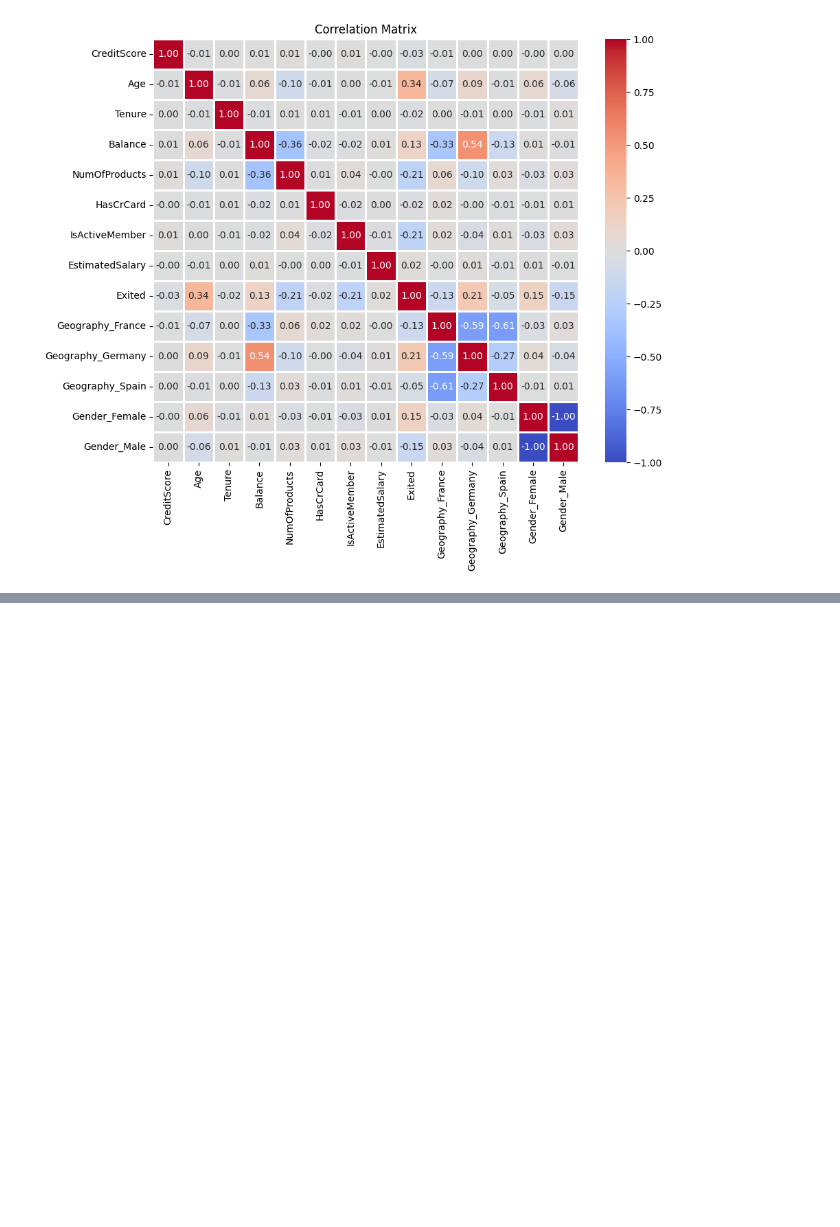
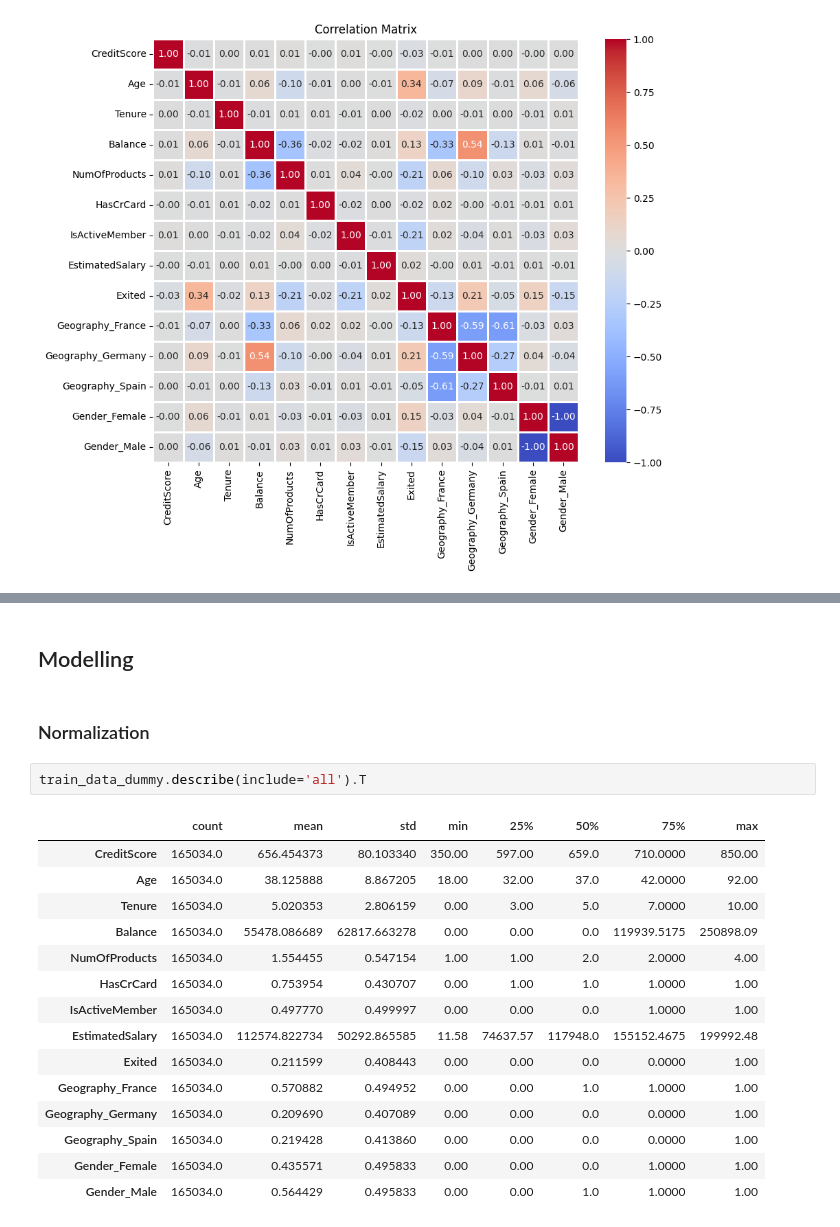
Before and after one commit to Christian-F-Badillo/Kaggle-Bin-Class-Bank-Churn-Dataset, a Jupyter notebook: bin_class.ipynb, the cells around one changed output, grey strips where cells are left out. Cells and saved outputs as stored; diff of their text form; blank space fills up the shorter version.

Commit message:
Logistic Model

```diff
--- a/bin_class.ipynb
+++ b/bin_class.ipynb
@@ -145,0 +178,22 @@ plt.show()
+# %% [markdown]
+## Modelling
+# %% [markdown]
+### Normalization
+# %%
+train_data_dummy.describe(include='all').T
+# %% [output]
+|  | count | mean | std | min | 25% | 50% | 75% | max |
+| CreditScore | 165034.0 | 656.454373 | 80.103340 | 350.00 | 597.00 | 659.0 | 710.0000 | 850.00 |
+| Age | 165034.0 | 38.125888 | 8.867205 | 18.00 | 32.00 | 37.0 | 42.0000 | 92.00 |
+| Tenure | 165034.0 | 5.020353 | 2.806159 | 0.00 | 3.00 | 5.0 | 7.0000 | 10.00 |
+| Balance | 165034.0 | 55478.086689 | 62817.663278 | 0.00 | 0.00 | 0.0 | 119939.5175 | 250898.09 |
+| NumOfProducts | 165034.0 | 1.554455 | 0.547154 | 1.00 | 1.00 | 2.0 | 2.0000 | 4.00 |
+| HasCrCard | 165034.0 | 0.753954 | 0.430707 | 0.00 | 1.00 | 1.0 | 1.0000 | 1.00 |
+| IsActiveMember | 165034.0 | 0.497770 | 0.499997 | 0.00 | 0.00 | 0.0 | 1.0000 | 1.00 |
+| EstimatedSalary | 165034.0 | 112574.822734 | 50292.865585 | 11.58 | 74637.57 | 117948.0 | 155152.4675 | 199992.48 |
+| Exited | 165034.0 | 0.211599 | 0.408443 | 0.00 | 0.00 | 0.0 | 0.0000 | 1.00 |
+| Geography_France | 165034.0 | 0.570882 | 0.494952 | 0.00 | 0.00 | 1.0 | 1.0000 | 1.00 |
+| Geography_Germany | 165034.0 | 0.209690 | 0.407089 | 0.00 | 0.00 | 0.0 | 0.0000 | 1.00 |
+| Geography_Spain | 165034.0 | 0.219428 | 0.413860 | 0.00 | 0.00 | 0.0 | 0.0000 | 1.00 |
+| Gender_Female | 165034.0 | 0.435571 | 0.495833 | 0.00 | 0.00 | 0.0 | 1.0000 | 1.00 |
+| Gender_Male | 165034.0 | 0.564429 | 0.495833 | 0.00 | 0.00 | 1.0 | 1.0000 | 1.00 |
```
Also changed, not shown: parts of 10 cells of this notebook.
